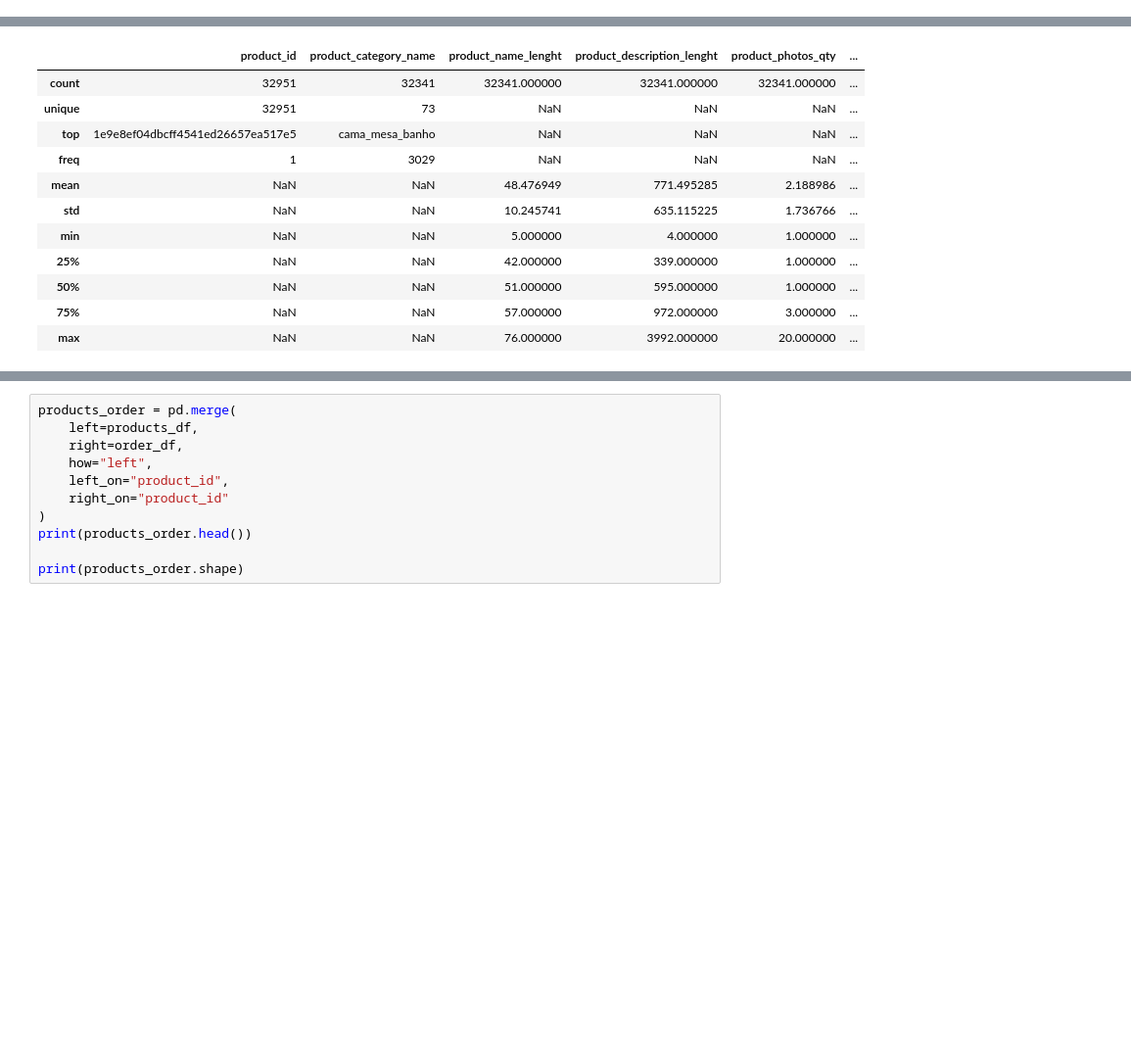
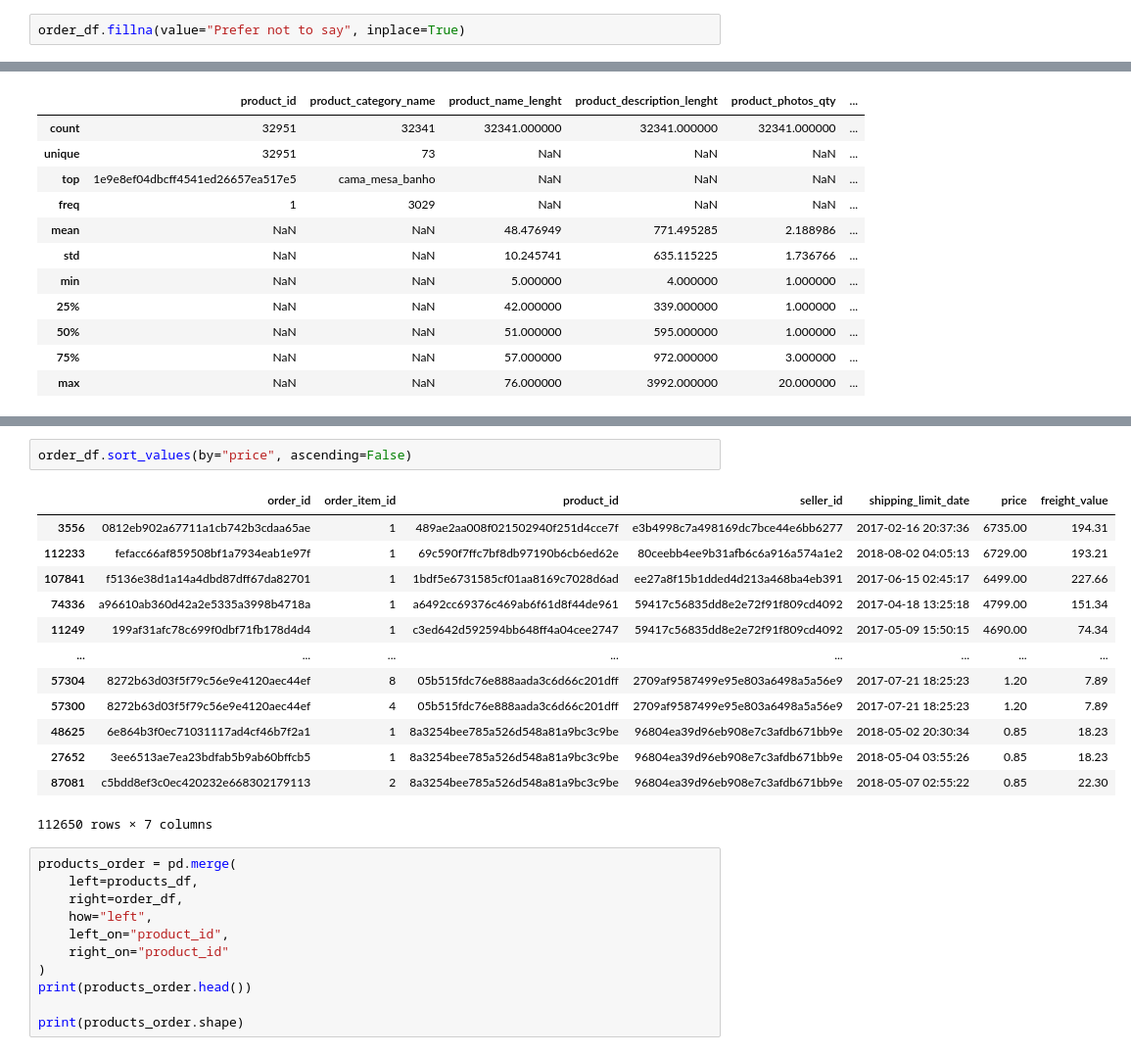
Before and after one commit to Dita-Ardelia/dashboard_sederhana, a Jupyter notebook: Notebook.ipynb, the cells around one changed output, grey strips where cells are left out. Shown: that part at 98% size. Saved outputs shown, nothing was run; the diff lists cells and outputs as text; blank space fills up the shorter version.

```diff
--- a/Notebook.ipynb
+++ b/Notebook.ipynb
@@ -158,2 +174,4 @@ dtype: int64
+# %%
+order_df.fillna(value="Prefer not to say", inplace=True)
 # %% [markdown]
 **Insight:**
@@ -196,3 +247,19 @@ order_df.describe(include="all")
+# %%
+order_df.sort_values(by="price", ascending=False)
+# %% [output]
+|  | order_id | order_item_id | product_id | seller_id | shipping_limit_date | price | freight_value |
+| 3556 | 0812eb902a67711a1cb742b3cdaa65ae | 1 | 489ae2aa008f021502940f251d4cce7f | e3b4998c7a498169dc7bce44e6bb6277 | 2017-02-16 20:37:36 | 6735.00 | 194.31 |
+| 112233 | fefacc66af859508bf1a7934eab1e97f | 1 | 69c590f7ffc7bf8db97190b6cb6ed62e | 80ceebb4ee9b31afb6c6a916a574a1e2 | 2018-08-02 04:05:13 | 6729.00 | 193.21 |
+| 107841 | f5136e38d1a14a4dbd87dff67da82701 | 1 | 1bdf5e6731585cf01aa8169c7028d6ad | ee27a8f15b1dded4d213a468ba4eb391 | 2017-06-15 02:45:17 | 6499.00 | 227.66 |
+| 74336 | a96610ab360d42a2e5335a3998b4718a | 1 | a6492cc69376c469ab6f61d8f44de961 | 59417c56835dd8e2e72f91f809cd4092 | 2017-04-18 13:25:18 | 4799.00 | 151.34 |
+| 11249 | 199af31afc78c699f0dbf71fb178d4d4 | 1 | c3ed642d592594bb648ff4a04cee2747 | 59417c56835dd8e2e72f91f809cd4092 | 2017-05-09 15:50:15 | 4690.00 | 74.34 |
+| ... | ... | ... | ... | ... | ... | ... | ... |
+| 57304 | 8272b63d03f5f79c56e9e4120aec44ef | 8 | 05b515fdc76e888aada3c6d66c201dff | 2709af9587499e95e803a6498a5a56e9 | 2017-07-21 18:25:23 | 1.20 | 7.89 |
+| 57300 | 8272b63d03f5f79c56e9e4120aec44ef | 4 | 05b515fdc76e888aada3c6d66c201dff | 2709af9587499e95e803a6498a5a56e9 | 2017-07-21 18:25:23 | 1.20 | 7.89 |
+| 48625 | 6e864b3f0ec71031117ad4cf46b7f2a1 | 1 | 8a3254bee785a526d548a81a9bc3c9be | 96804ea39d96eb908e7c3afdb671bb9e | 2018-05-02 20:30:34 | 0.85 | 18.23 |
+| 27652 | 3ee6513ae7ea23bdfab5b9ab60bffcb5 | 1 | 8a3254bee785a526d548a81a9bc3c9be | 96804ea39d96eb908e7c3afdb671bb9e | 2018-05-04 03:55:26 | 0.85 | 18.23 |
+| 87081 | c5bdd8ef3c0ec420232e668302179113 | 2 | 8a3254bee785a526d548a81a9bc3c9be | 96804ea39d96eb908e7c3afdb671bb9e | 2018-05-07 02:55:22 | 0.85 | 22.30 |
+112650 rows × 7 columns
 # %%
 products_order = pd.merge(
     left=products_df,
```
Also changed, not shown: parts of 19 cells of this notebook.
